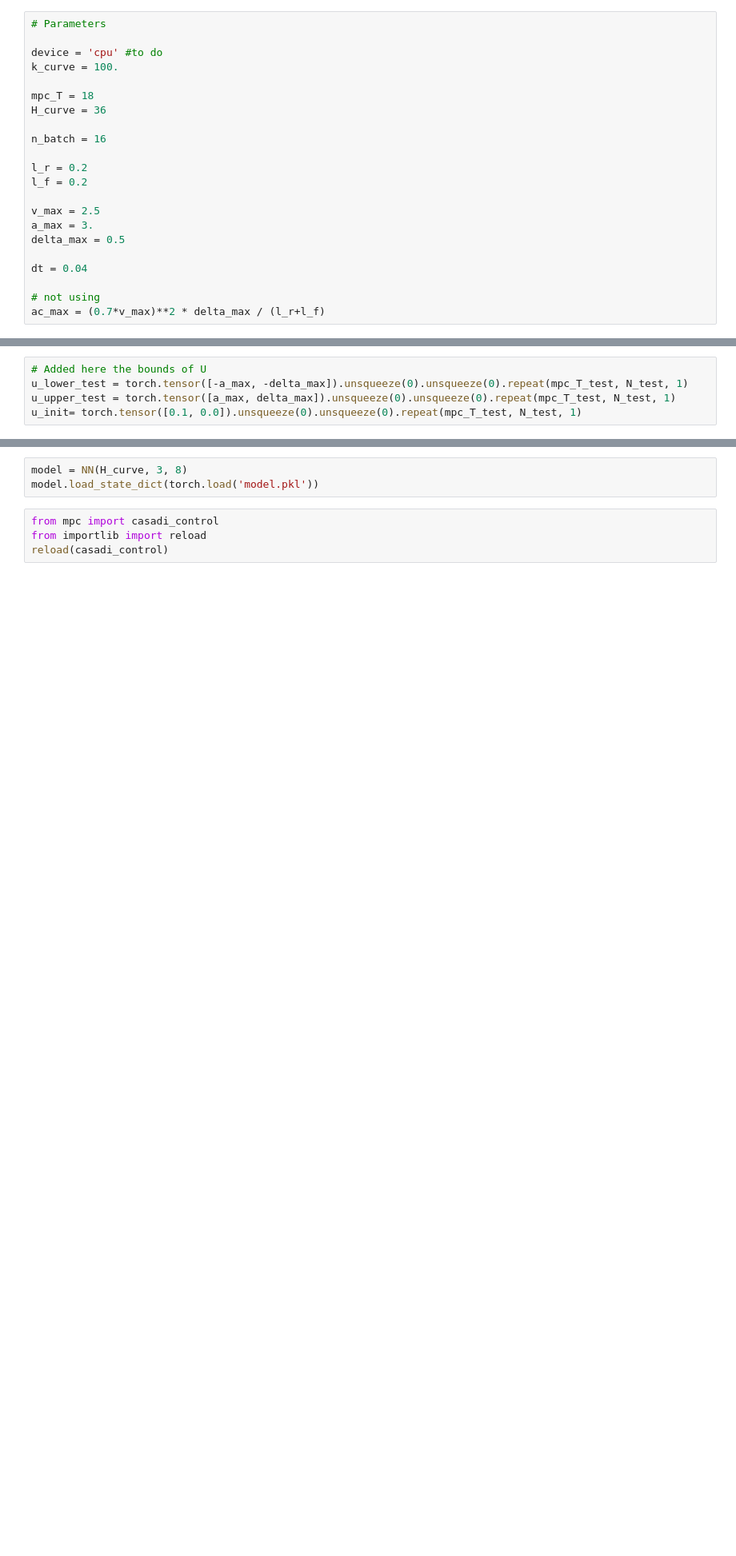
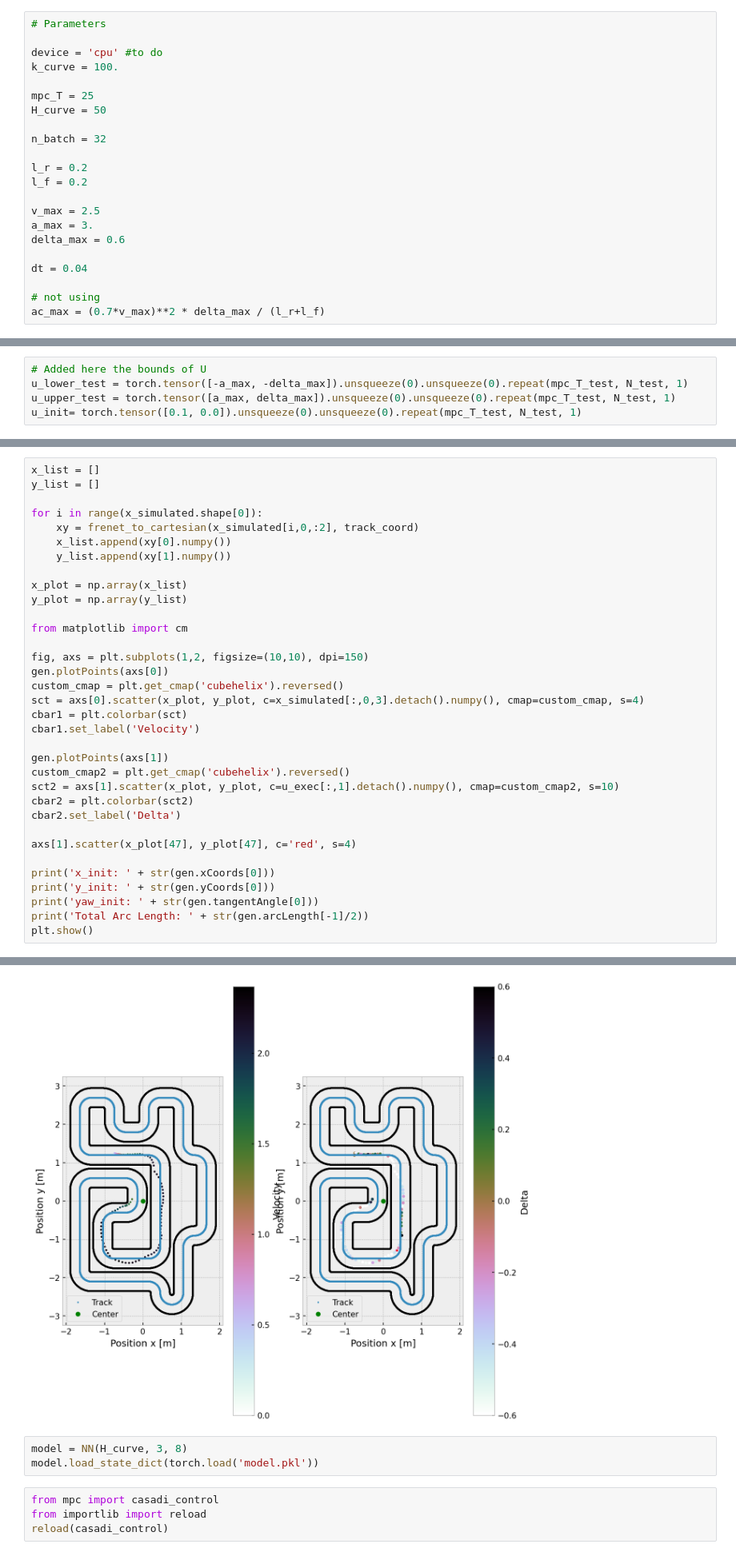
Before and after one commit to AlanLahoud/ZipMPC, a Jupyter notebook: learn_mpc.ipynb, the cells around one changed output, grey strips where cells are left out. Shown at 80% size. Cells and saved outputs as stored; diff of their text form; blank space fills up the shorter version.

```diff
--- a/learn_mpc.ipynb
+++ b/learn_mpc.ipynb
@@ -37,17 +37,17 @@ from time import time
 device = 'cpu' #to do
 k_curve = 100.
 
-mpc_T = 18
-H_curve = 36
+mpc_T = 25
+H_curve = 50
 
-n_batch = 16
+n_batch = 32
 
 l_r = 0.2
 l_f = 0.2
 
 v_max = 2.5
 a_max = 3.
-delta_max = 0.5
+delta_max = 0.6
 
 dt = 0.04
 
@@ -547,0 +567,35 @@ Total Arc Length: 26.8655890901819
+# %%
+x_list = []
+y_list = []
+
+for i in range(x_simulated.shape[0]):
+    xy = frenet_to_cartesian(x_simulated[i,0,:2], track_coord)
+    x_list.append(xy[0].numpy())
+    y_list.append(xy[1].numpy())
+
+x_plot = np.array(x_list)
+y_plot = np.array(y_list)
+
+from matplotlib import cm
+
+fig, axs = plt.subplots(1,2, figsize=(10,10), dpi=150)
+gen.plotPoints(axs[0])
+custom_cmap = plt.get_cmap('cubehelix').reversed()
+sct = axs[0].scatter(x_plot, y_plot, c=x_simulated[:,0,3].detach().numpy(), cmap=custom_cmap, s=4)
+cbar1 = plt.colorbar(sct)
+cbar1.set_label('Velocity')
+
+gen.plotPoints(axs[1])
+custom_cmap2 = plt.get_cmap('cubehelix').reversed()
+sct2 = axs[1].scatter(x_plot, y_plot, c=u_exec[:,1].detach().numpy(), cmap=custom_cmap2, s=10)
+cbar2 = plt.colorbar(sct2)
+cbar2.set_label('Delta')
+
+axs[1].scatter(x_plot[47], y_plot[47], c='red', s=4)
+
+print('x_init: ' + str(gen.xCoords[0]))
+print('y_init: ' + str(gen.yCoords[0]))
+print('yaw_init: ' + str(gen.tangentAngle[0]))
+print('Total Arc Length: ' + str(gen.arcLength[-1]/2))
+plt.show()
+# %% [output]
@@ -548,3 +606,4 @@ Total Arc Length: 26.8655890901819
+[figure, added]
 # %%
 model = NN(H_curve, 3, 8)
 model.load_state_dict(torch.load('model.pkl'))
```
Also changed, not shown: parts of 12 cells of this notebook, 1 other file.
